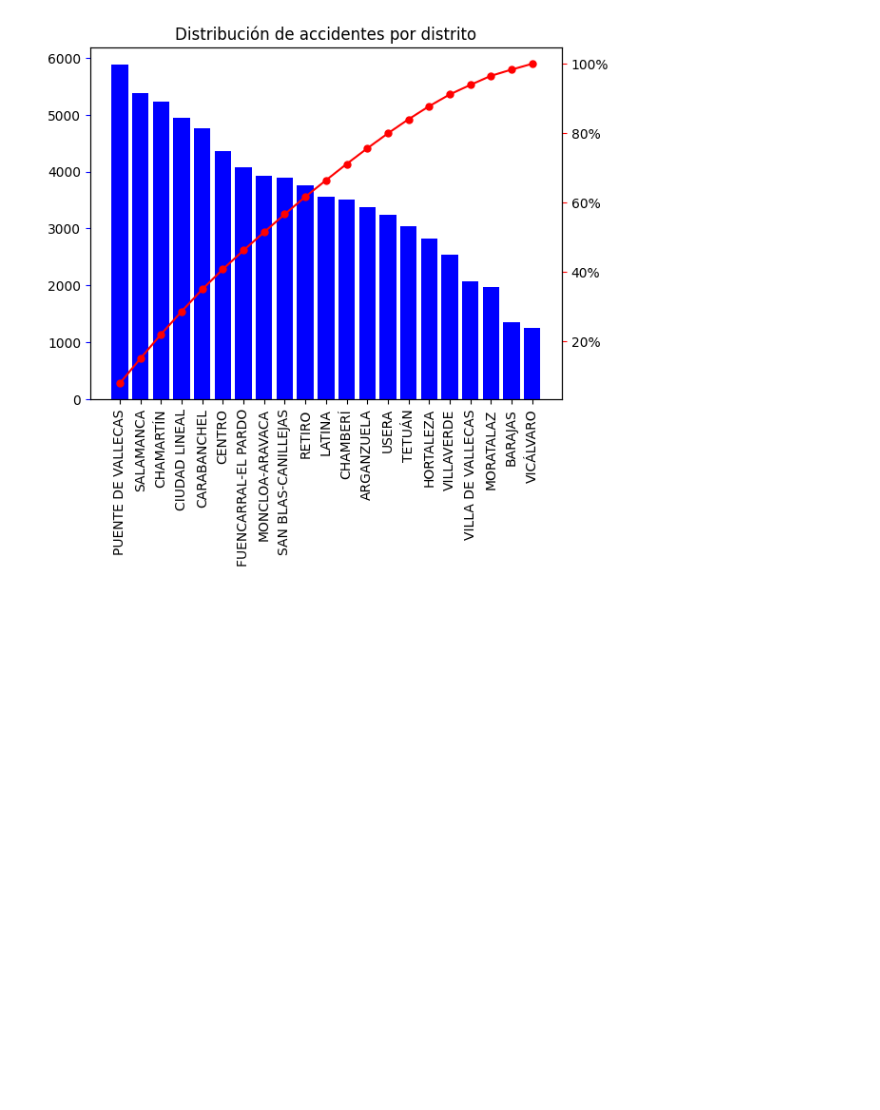
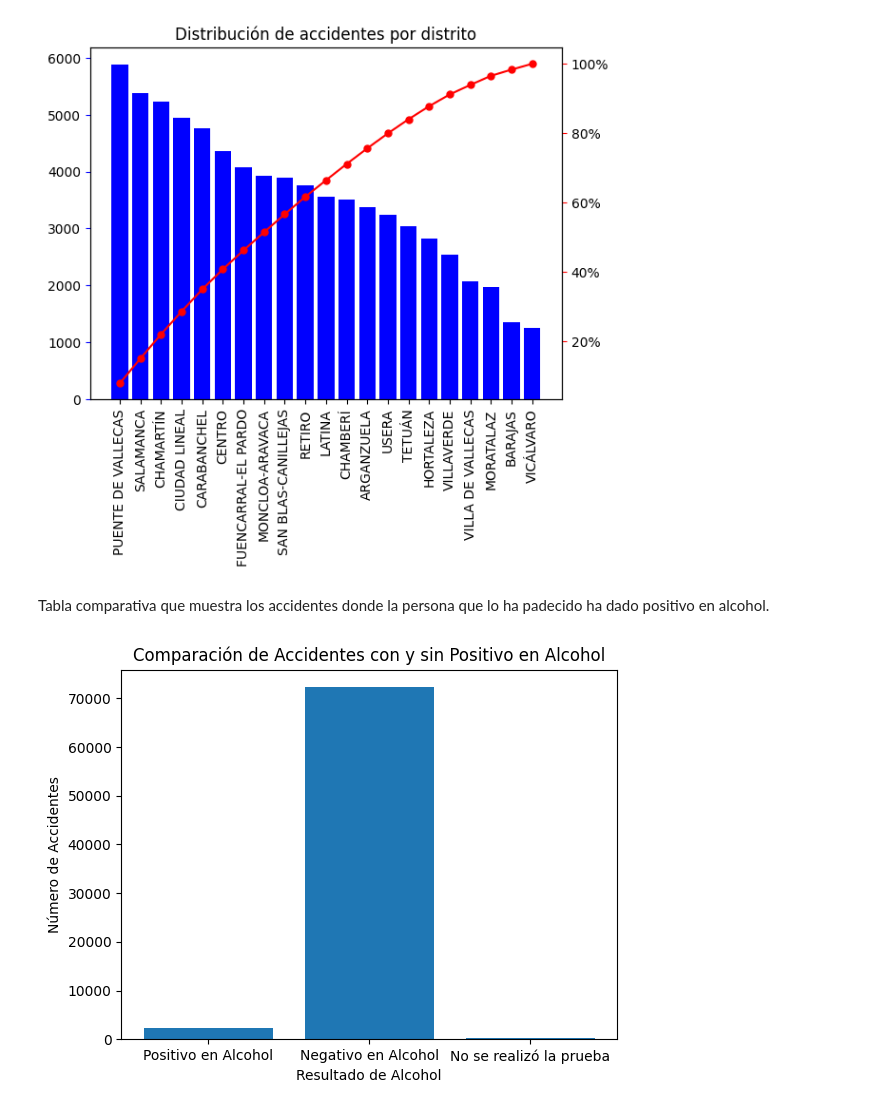
Before and after one commit to paula-gomezlucas/POD, a Jupyter notebook: CuadernoV1.ipynb, the cells around one changed output. Saved outputs shown, nothing was run; the diff lists cells and outputs as text; code cells hidden in the pictures; blank space fills up the shorter version.

```diff
--- a/CuadernoV1.ipynb
+++ b/CuadernoV1.ipynb
@@ -262,3 +262,18 @@ ax.set_xticklabels(accidentes_df.index, rotation=90)
 plt.show()
 # %% [output]
 [figure]
+# %% [markdown]
+Tabla comparativa que muestra los accidentes donde la persona que lo ha padecido ha dado positivo en alcohol.
+# %%
+accidentes = data_loader.data['datasets/accidentalidad']
+positivos = accidentes[accidentes['POSITIVA_ALCOHOL'] == 'S']
+negativos = accidentes[accidentes['POSITIVA_ALCOHOL'] == 'N']
+labels = ['Positivo en Alcohol', 'Negativo en Alcohol', 'No se realizó la prueba']
+values = [len(positivos), len(negativos), len(accidentes) - len(positivos) - len(negativos)]
+plt.bar(labels, values)
+plt.xlabel('Resultado de Alcohol')
+plt.ylabel('Número de Accidentes')
+plt.title('Comparación de Accidentes con y sin Positivo en Alcohol')
+plt.show()
+# %% [output]
+[figure, added]
```
Also changed, not shown: parts of 8 cells of this notebook.
